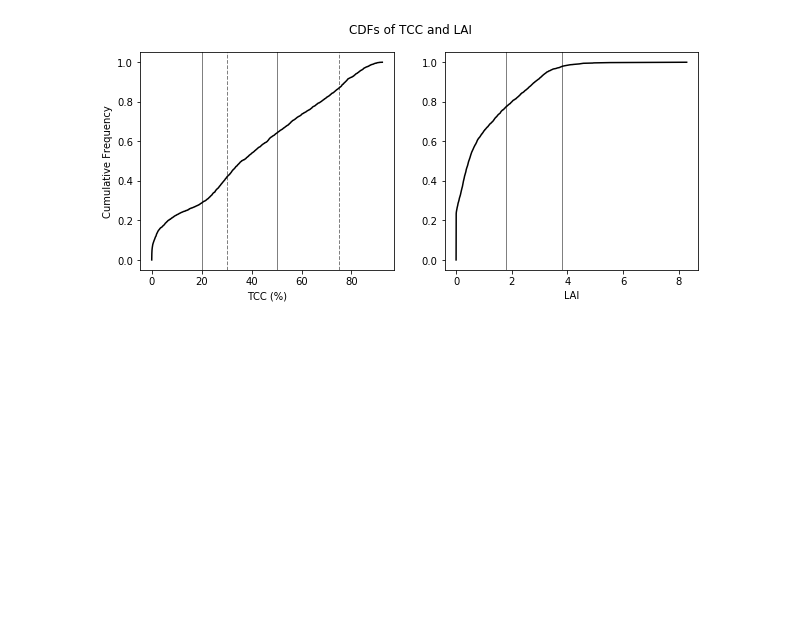
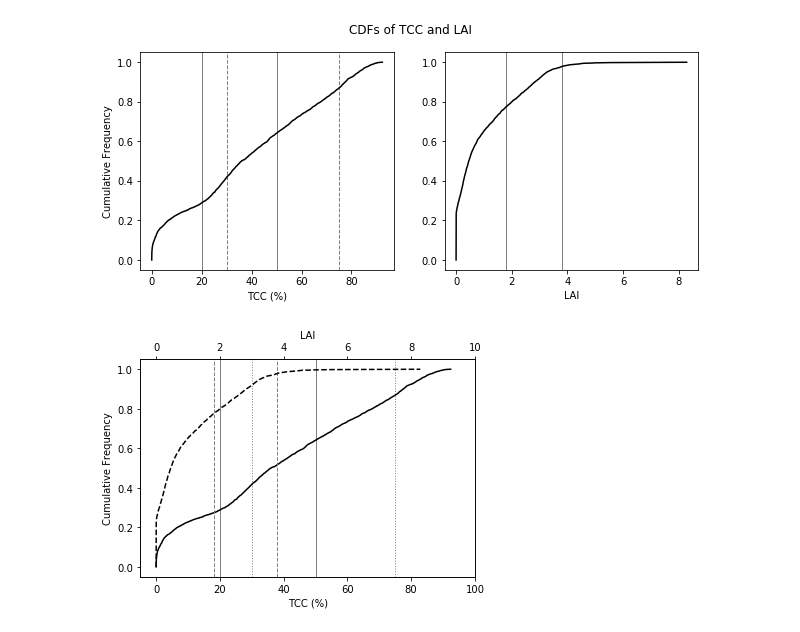
Before and after one commit to spestana/ssum, a Jupyter notebook: quebec-plots.ipynb, the cells around one changed output. Saved outputs shown, nothing was run; the diff lists cells and outputs as text; code cells hidden in the pictures; blank space fills up the shorter version.

Commit message:
Add new lai tcc plot

```diff
--- a/quebec-plots.ipynb
+++ b/quebec-plots.ipynb
@@ -186,3 +186,37 @@ ax2.set_xlabel('LAI')
 plt.savefig('quebec-forest-cdfs-mountainsmasked.jpg')
 # %% [output]
 [figure]
+# %%
+### CDF plot ###
+fig, ax = plt.subplots(nrows=1,ncols=1,figsize=(6,4),tight_layout=False)
+
+#ax2 = ax.twiny() # make second x axis
+
+# TCC CDF
+ax.plot(tcc_cdf_x, tcc_cdf_y, '-', c='k', label='TCC')
+# add vertical lines for TCC thresholds
+ax.axvline(20, c='grey', linestyle='-', lw=1, zorder=-99)
+ax.axvline(30, c='grey', linestyle=':', lw=1, zorder=-99)
+ax.axvline(50, c='grey', linestyle='-', lw=1, zorder=-99)
+ax.axvline(75, c='grey', linestyle=':', lw=1, zorder=-99)
+
+ax2 = ax.twiny()
+# LAI CDF
+ax2.plot(lai_cdf_x, lai_cdf_y, '--', c='k', label='MODIS LAI')
+# add vertical lines for LAI thresholds
+ax2.axvline(1.8, c='grey', lw=1, linestyle='--', zorder=-99)
+ax2.axvline(3.8, c='grey', lw=1, linestyle='--', zorder=-99)
+# format CDF plot
+ax.set_xlim((-5,100))
+#fig.suptitle('CDFs of TCC and LAI')
+ax.set_ylabel('Cumulative Frequency')
+ax.set_xlabel('TCC (%)')
+ax2.set_xlabel('LAI')
+ax2.set_xlim((-.5,10))
+#ax.legend(loc=(.75,.25), frameon=False);
+#ax2.legend(loc=(.75,.18), frameon=False);
+
+# save figure
+plt.savefig('quebec-forest-cdfs-mountainsmasked-combined.jpg')
+# %% [output]
+[figure, added]
```
